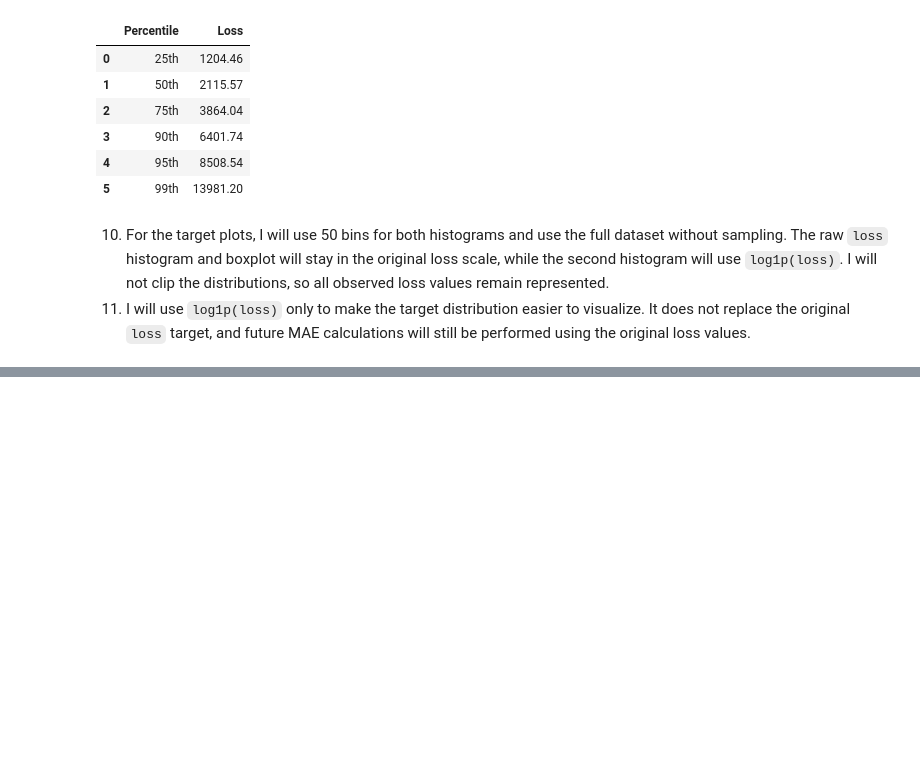
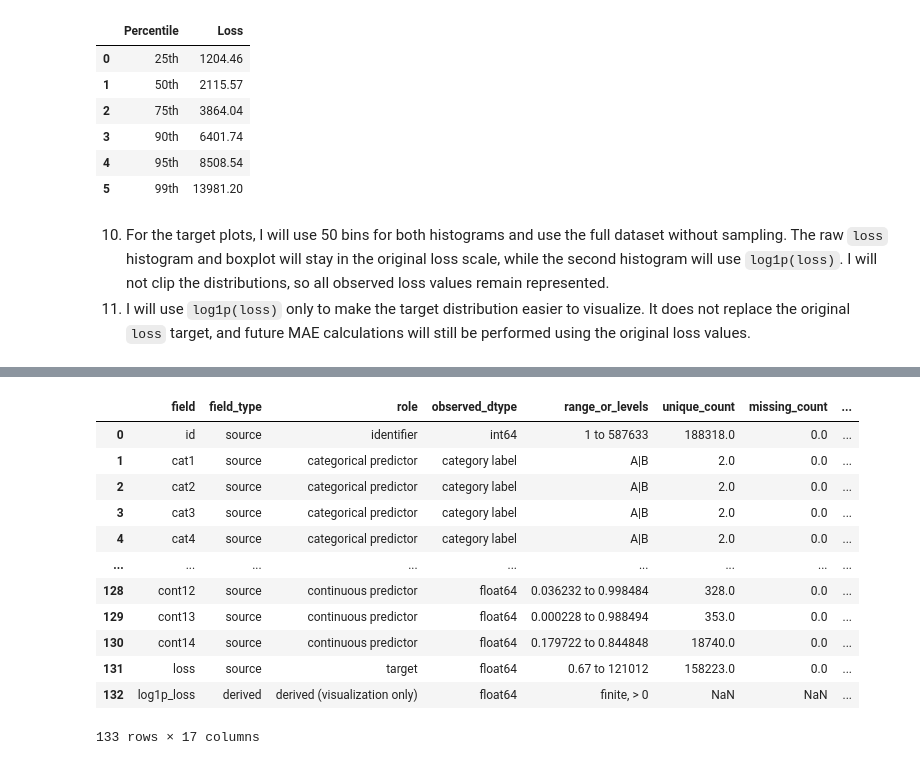
Before and after one commit to Break-Through-Tech/Allstate-1C-predicting-auto-claims-severity, a Jupyter notebook: notebooks/data-understanding.ipynb, the cells around one changed output, grey strips where cells are left out. Cells and saved outputs as stored; diff of their text form; code cells hidden in the pictures; blank space fills up the shorter version.

```diff
--- a/notebooks/data-understanding.ipynb
+++ b/notebooks/data-understanding.ipynb
@@ -497,0 +569,17 @@ percentile_table
+# %%
+data_dictionary = pd.read_csv("../artifacts/data_dictionary_v1.0.0.csv")
+data_dictionary
+# %% [output]
+|  | field | field_type | role | observed_dtype | range_or_levels | unique_count | missing_count | ... |
+| 0 | id | source | identifier | int64 | 1 to 587633 | 188318.0 | 0.0 | ... |
+| 1 | cat1 | source | categorical predictor | category label | A|B | 2.0 | 0.0 | ... |
+| 2 | cat2 | source | categorical predictor | category label | A|B | 2.0 | 0.0 | ... |
+| 3 | cat3 | source | categorical predictor | category label | A|B | 2.0 | 0.0 | ... |
+| 4 | cat4 | source | categorical predictor | category label | A|B | 2.0 | 0.0 | ... |
+| ... | ... | ... | ... | ... | ... | ... | ... | ... |
+| 128 | cont12 | source | continuous predictor | float64 | 0.036232 to 0.998484 | 328.0 | 0.0 | ... |
+| 129 | cont13 | source | continuous predictor | float64 | 0.000228 to 0.988494 | 353.0 | 0.0 | ... |
+| 130 | cont14 | source | continuous predictor | float64 | 0.179722 to 0.844848 | 18740.0 | 0.0 | ... |
+| 131 | loss | source | target | float64 | 0.67 to 121012 | 158223.0 | 0.0 | ... |
+| 132 | log1p_loss | derived | derived (visualization only) | float64 | finite, > 0 | NaN | NaN | ... |
+133 rows × 17 columns
```
Also changed, not shown: parts of 8 cells of this notebook.
